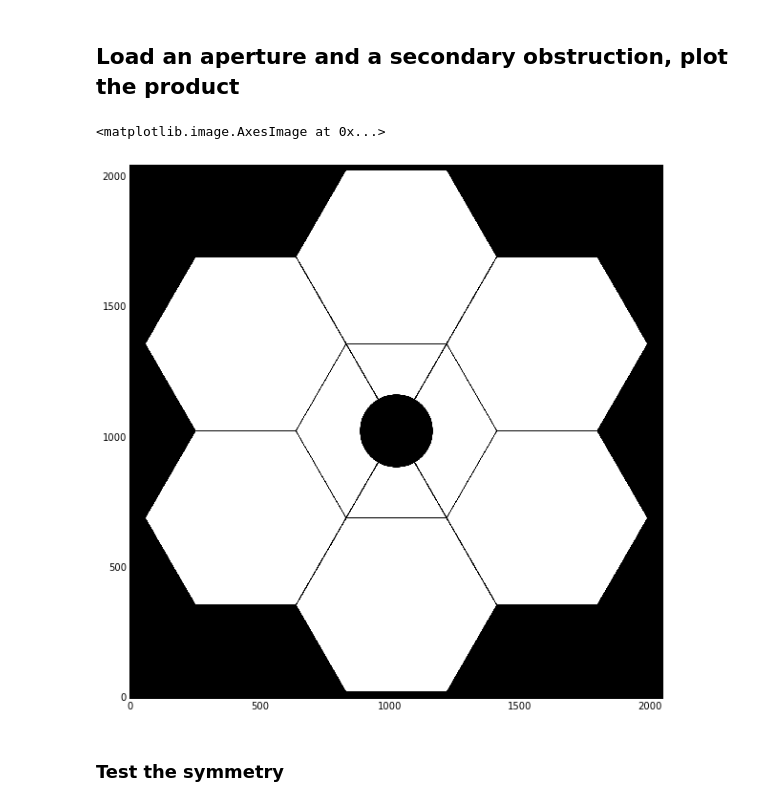
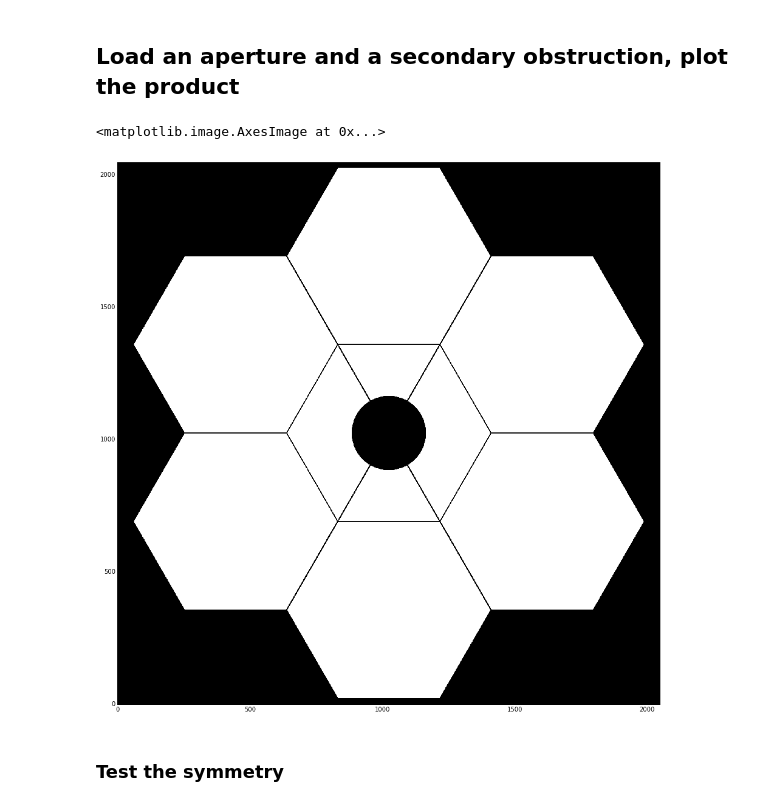
Before and after one commit to neilzim/SCDA, a Jupyter notebook: make_telap.ipynb, the cells around one changed output. Cells and saved outputs as stored; diff of their text form; code cells hidden in the pictures.

```diff
--- a/make_telap.ipynb
+++ b/make_telap.ipynb
@@ -49,25 +49,25 @@ symm = 'quart' # set to either 'quart' or 'half'
 # %%
 if centobs is True:
     prim_fname = os.path.join(telap_dir, "{0:s}_{1:04d}pix_offset.fits".format(prim_key_map[prim_key], D))
     secobs_fname = os.path.join(telap_dir, "{0:s}_spiders_{1:04d}pix_2.5cm_offset.fits".format(
                                             secobs_key_map[secobs_key], D))
 else:
     prim_fname = os.path.join(telap_dir, "{0:s}_{1:04d}pix_offset_no_central_obsc.fits".format(prim_key_map[prim_key], D))
     secobs_fname = os.path.join(telap_dir, "{0:s}_spiders_{1:04d}pix_2.5cm_offset.fits".format(
                                             secobs_key_map[secobs_key], D))
 
 prim_hdulist = fits.open(prim_fname, "readonly")
 prim = prim_hdulist[0].data
 prim_hdulist.close()
 secobs_hdulist = fits.open(secobs_fname, "readonly")
 secobs = secobs_hdulist[0].data
 secobs_hdulist.close()
 telap = prim*secobs
-plt.figure(figsize=(10,10))
+plt.figure(figsize=(16,16))
 plt.imshow(telap)
 # %% [output]
 <matplotlib.image.AxesImage at 0x...>
-[figure, old version]
+[figure, new version]
 # %% [markdown]
 ### Test the symmetry
 # %%
```
